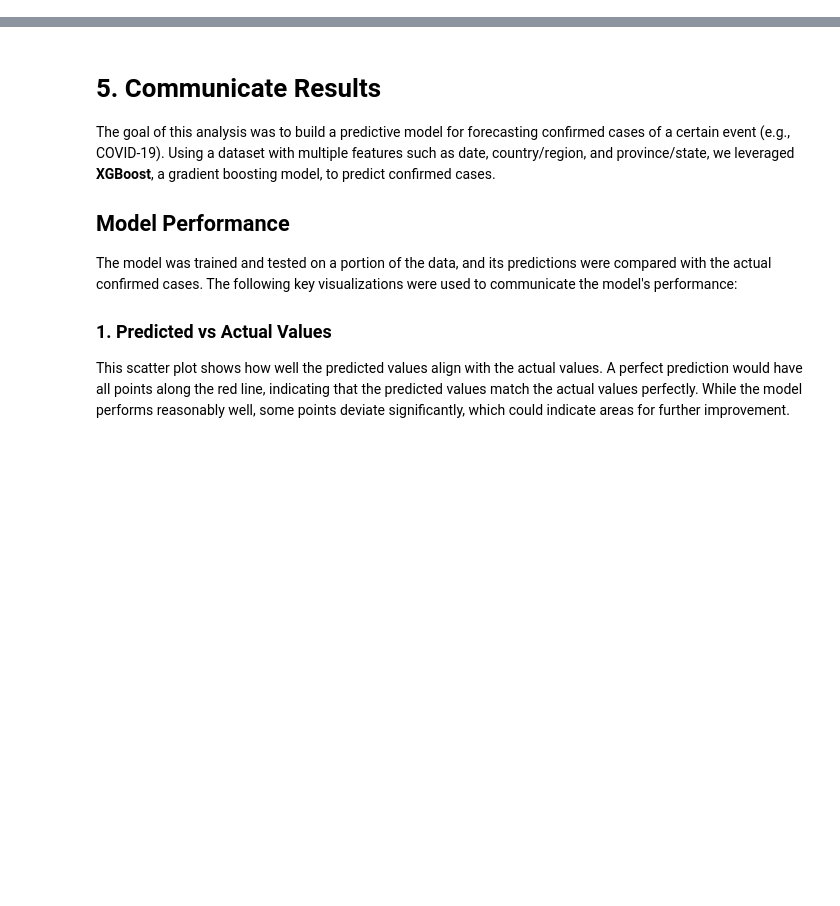
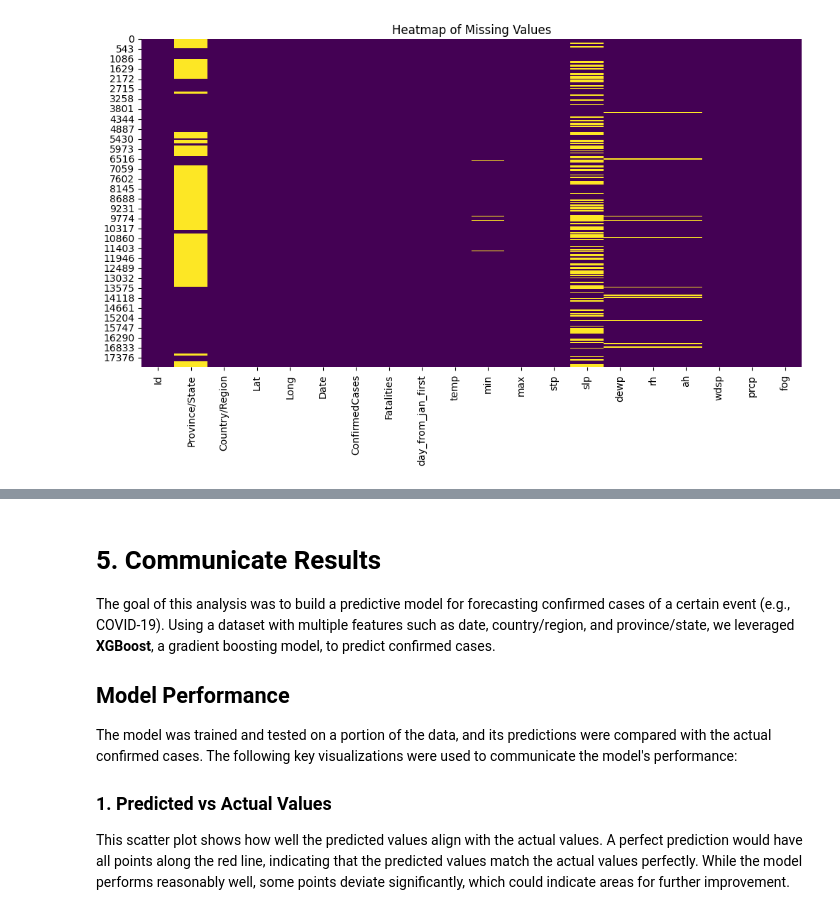
Before and after one commit to Abdelhai1/simple-regression-for-covid-analysis, a Jupyter notebook: fds_project.ipynb, the cells around one changed output, grey strips where cells are left out. Drawn from its saved outputs; the diff is of its cells as text; code cells hidden in the pictures; blank space fills up the shorter version.

```diff
--- a/fds_project.ipynb
+++ b/fds_project.ipynb
@@ -46,0 +1,75 @@ df.head()
+# %%
+# 1. Dataset Selection
+## Dataset Description:
+"""
+For this mini-project, I have chosen the **Weather Data for COVID-19 Data Analysis** dataset from Kaggle.
+- **Dataset Link**: [Weather Data for COVID-19 Analysis](https://www.kaggle.com/datasets/davidbnn92/weather-data-for-covid19-data-analysis)
+- **Size**: 17,892 entries with 20 columns.
+- **Features**:
+    - Weather-related attributes: temperature, wind speed, relative humidity, etc.
+    - COVID-19-related features: confirmed cases, fatalities.
+- **Missing Values**: Several columns contain significant missing data, making it ideal for this project, which focuses on handling missing values.
+
+This dataset allows us to analyze how weather conditions relate to COVID-19 statistics, a critical topic during the pandemic.
+
+### Why This Dataset?
+1. It contains substantial missing data, enabling exploration of various imputation techniques.
+2. It combines two important data domains: weather and public health.
+3. It is well-documented and readily available on Kaggle, ensuring reproducibility.
+
+"""
+
+## Objectives:
+"""
+1. Clean the dataset by handling missing values using various techniques (mean, median, mode, interpolation).
+2. Explore the relationships between weather conditions and COVID-19 statistics using visualizations.
+3. Build and evaluate a regression model to predict COVID-19 confirmed cases or fatalities.
+4. Optionally, apply a clustering algorithm to group regions with similar weather and COVID-19 patterns.
+"""
+
+## Working Plan:
+"""
+1. Load the dataset and inspect its quality (missing values, data types, etc.).
+2. Preprocess the data by handling missing values, encoding categorical variables, and scaling features.
+3. Perform Exploratory Data Analysis (EDA) to uncover trends and correlations.
+4. Train and evaluate a regression model or clustering algorithm based on project objectives.
+5. Communicate findings through clear visualizations and explanations.
+"""
+
+# Importing necessary libraries
+import pandas as pd
+import numpy as np
+import matplotlib.pyplot as plt
+import seaborn as sns
+from sklearn.impute import SimpleImputer
+from sklearn.preprocessing import StandardScaler, LabelEncoder
+from sklearn.cluster import KMeans
+from sklearn.model_selection import train_test_split
+from sklearn.metrics import mean_squared_error, r2_score
+import xgboost as xgb
+
+# Loading the dataset
+df = pd.read_csv("training_data_with_weather_info_week_1.csv")
+
+# Display the first few rows
+print("Dataset Preview:")
+print(df.head())
+
+# Inspecting dataset info
+print("\nDataset Information:")
+df.info()
+
+# Summary statistics
+print("\nSummary Statistics:")
+print(df.describe())
+
+# Checking for missing values
+print("\nMissing Values in Each Column:")
+print(df.isnull().sum())
+
+# Visualizing missing values
+plt.figure(figsize=(12, 6))
+sns.heatmap(df.isnull(), cbar=False, cmap='viridis')
+plt.title("Heatmap of Missing Values")
+plt.show()
+# %% [output]
@@ -47,3 +93,4 @@ df.head()
+[figure, added]
 # %%
 # 2. Data Cleaning
 
```
Also changed, not shown: parts of 5 cells of this notebook, 1 other file.
